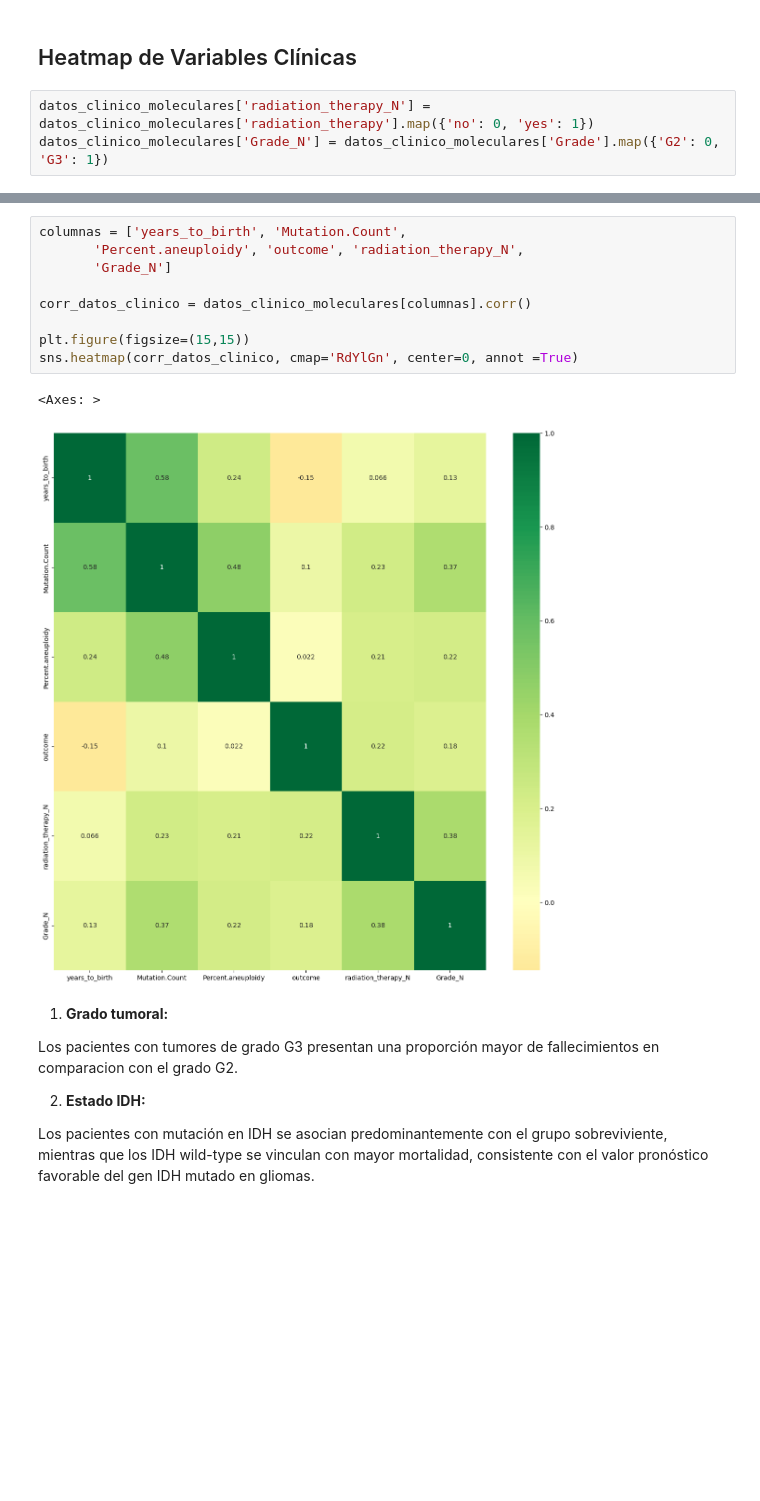
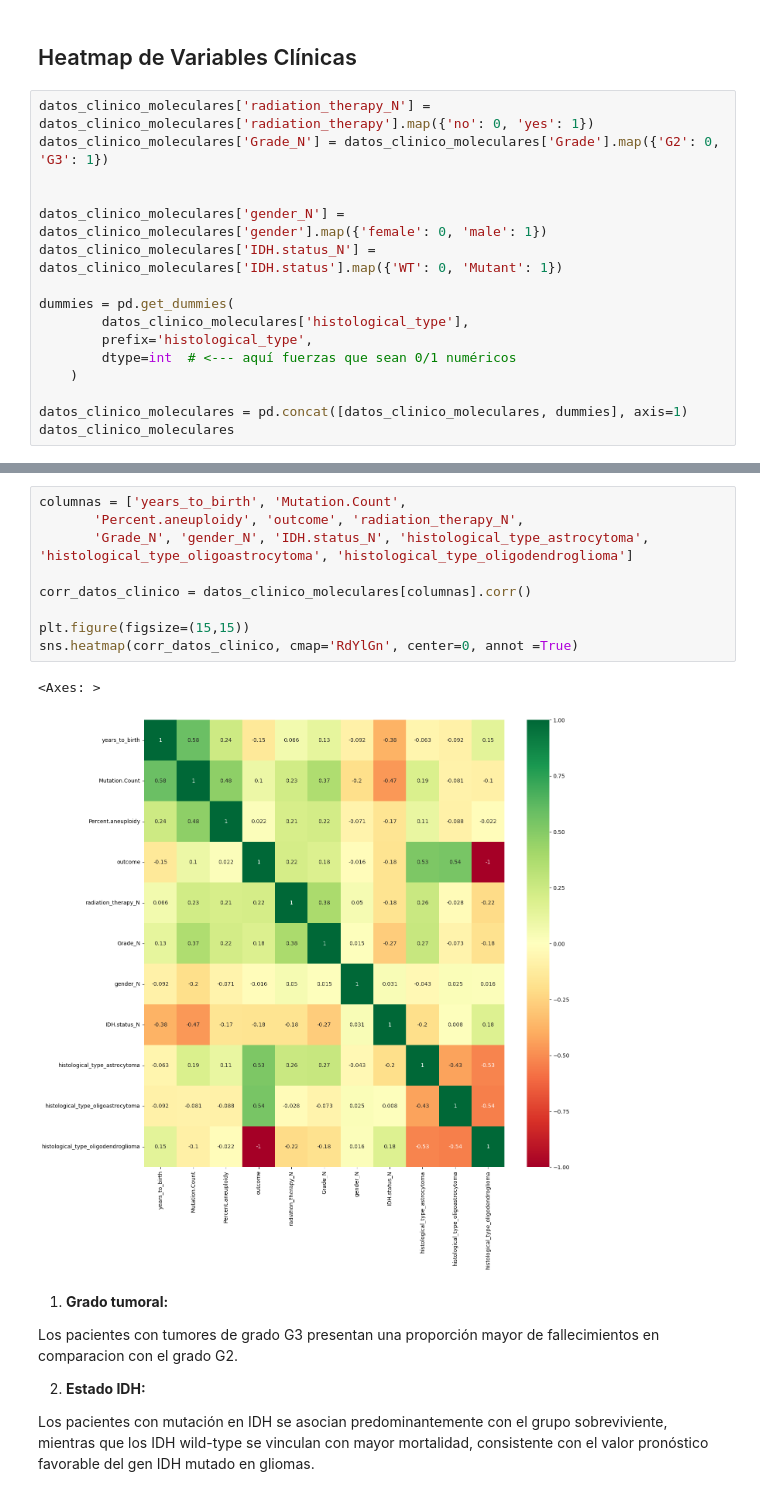
Before and after one commit to Alexis-martinezr/An-lisis-multiomicos, a Jupyter notebook: Análisis multi-ómico de gliomas difusos/Análisis de Datos Clínicos y Moleculares en Gliomas Difusos/Análisis de Datos Clínicos y Moleculares en Gliomas Difusos.ipynb, the cells around one changed output, grey strips where cells are left out. Drawn from its saved outputs; the diff is of its cells as text; blank space fills up the shorter version.

```diff
--- a/Análisis multi-ómico de gliomas difusos/Análisis de Datos Clínicos y Moleculares en Gliomas Difusos.ipynb
+++ b/Análisis multi-ómico de gliomas difusos/Análisis de Datos Clínicos y Moleculares en Gliomas Difusos/Análisis de Datos Clínicos y Moleculares en Gliomas Difusos.ipynb
@@ -292,6 +292,19 @@ plt.show()
 # %%
 datos_clinico_moleculares['radiation_therapy_N'] = datos_clinico_moleculares['radiation_therapy'].map({'no': 0, 'yes': 1})
 datos_clinico_moleculares['Grade_N'] = datos_clinico_moleculares['Grade'].map({'G2': 0, 'G3': 1})
+
+
+datos_clinico_moleculares['gender_N'] = datos_clinico_moleculares['gender'].map({'female': 0, 'male': 1})
+datos_clinico_moleculares['IDH.status_N'] = datos_clinico_moleculares['IDH.status'].map({'WT': 0, 'Mutant': 1})
+
+dummies = pd.get_dummies(
+        datos_clinico_moleculares['histological_type'],
+        prefix='histological_type',
+        dtype=int  # <--- aquí fuerzas que sean 0/1 numéricos
+    )
+
+datos_clinico_moleculares = pd.concat([datos_clinico_moleculares, dummies], axis=1)
+datos_clinico_moleculares
 # %% [output]
 A value is trying to be set on a copy of a slice from a DataFrame.
 Try using .loc[row_indexer,col_indexer] = value instead
@@ -314,15 +352,15 @@ Index(['Case', 'years_to_birth', 'gender', 'histological_type', 'race',
 # %%
 columnas = ['years_to_birth', 'Mutation.Count',
        'Percent.aneuploidy', 'outcome', 'radiation_therapy_N',
-       'Grade_N']
+       'Grade_N', 'gender_N', 'IDH.status_N', 'histological_type_astrocytoma', 'histological_type_oligoastrocytoma', 'histological_type_oligodendroglioma']
 
 corr_datos_clinico = datos_clinico_moleculares[columnas].corr()
 
 plt.figure(figsize=(15,15))
 sns.heatmap(corr_datos_clinico, cmap='RdYlGn', center=0, annot =True)
 # %% [output]
 <Axes: >
-[figure, old version]
+[figure, new version]
 # %% [markdown]
 1. **Grado tumoral:**
 
```
Also changed, not shown: parts of 4 cells of this notebook, 6 other files.
